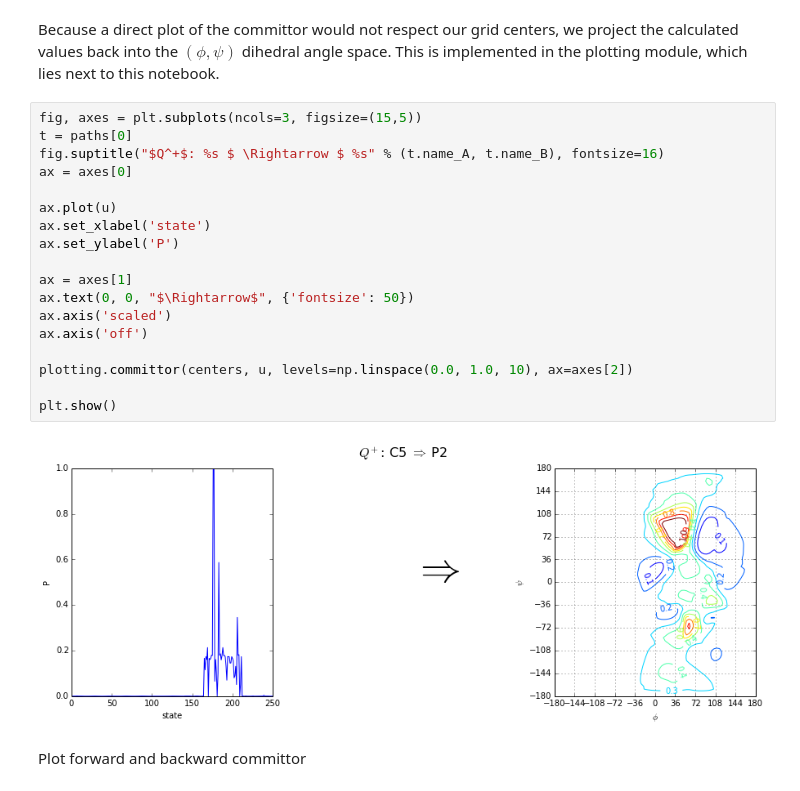
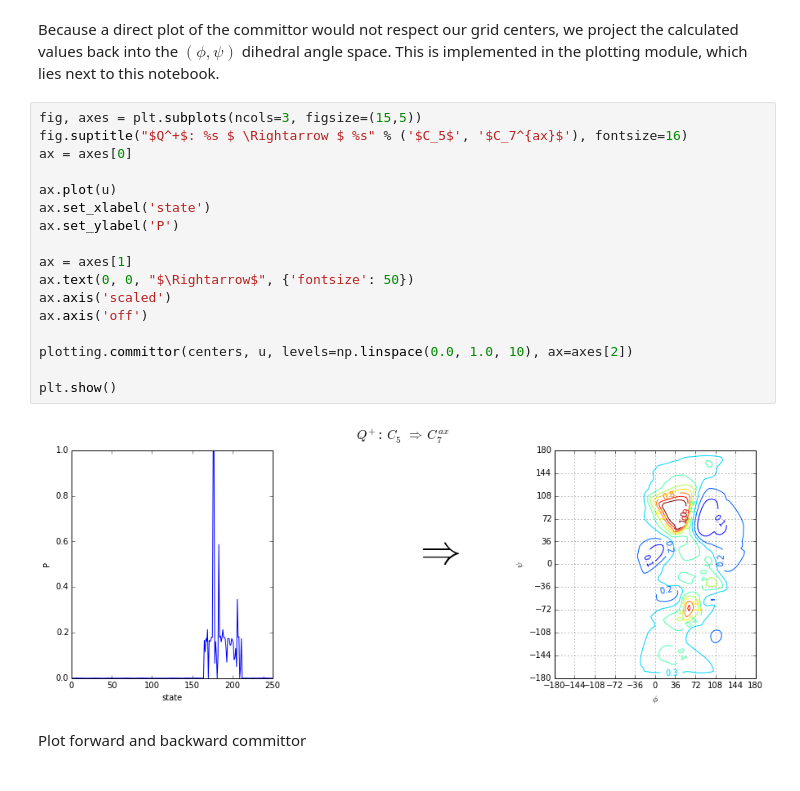
Before and after one commit to markovmodel/PyEMMA, a Jupyter notebook: ipython/analysis/tpt.ipynb, the cells around one changed output. Drawn from its saved outputs; the diff is of its cells as text.

```diff
--- a/ipython/analysis/tpt.ipynb
+++ b/ipython/analysis/tpt.ipynb
@@ -73,24 +73,23 @@ w = committor(T, C5_mapped, C7ax_mapped, forward=False) # Backward committor
 Because a direct plot of the committor would not respect our grid centers, we project the calculated values back into the $(\phi, \psi)$ dihedral angle space. This is implemented in the plotting module, which lies next to this notebook.
 # %%
 fig, axes = plt.subplots(ncols=3, figsize=(15,5))
-t = paths[0]
-fig.suptitle("$Q^+$: %s $ \Rightarrow $ %s" % (t.name_A, t.name_B), fontsize=16)
+fig.suptitle("$Q^+$: %s $ \Rightarrow $ %s" % ('$C_5$', '$C_7^{ax}$'), fontsize=16)
 ax = axes[0]
 
 ax.plot(u)
 ax.set_xlabel('state')
 ax.set_ylabel('P')
 
 ax = axes[1]
 ax.text(0, 0, "$\Rightarrow$", {'fontsize': 50})
 ax.axis('scaled')
 ax.axis('off')
 
 plotting.committor(centers, u, levels=np.linspace(0.0, 1.0, 10), ax=axes[2])
 
 plt.show()
 # %% [output]
-[figure, old version]
+[figure, new version]
 # %% [markdown]
 Plot forward and backward committor
 # %%
```
Also changed, not shown: parts of 1 cell of this notebook.
